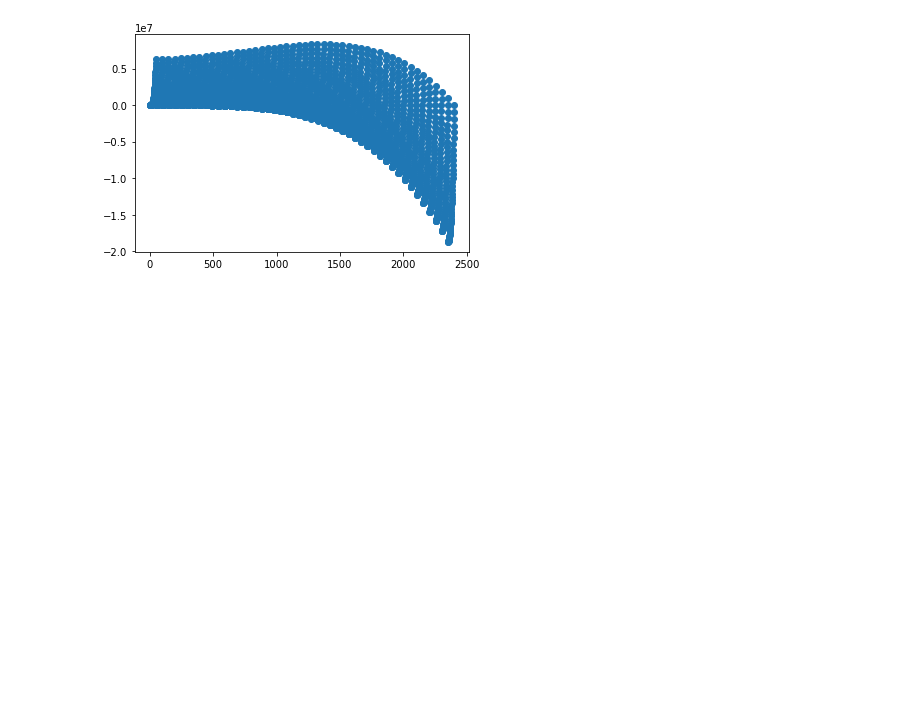
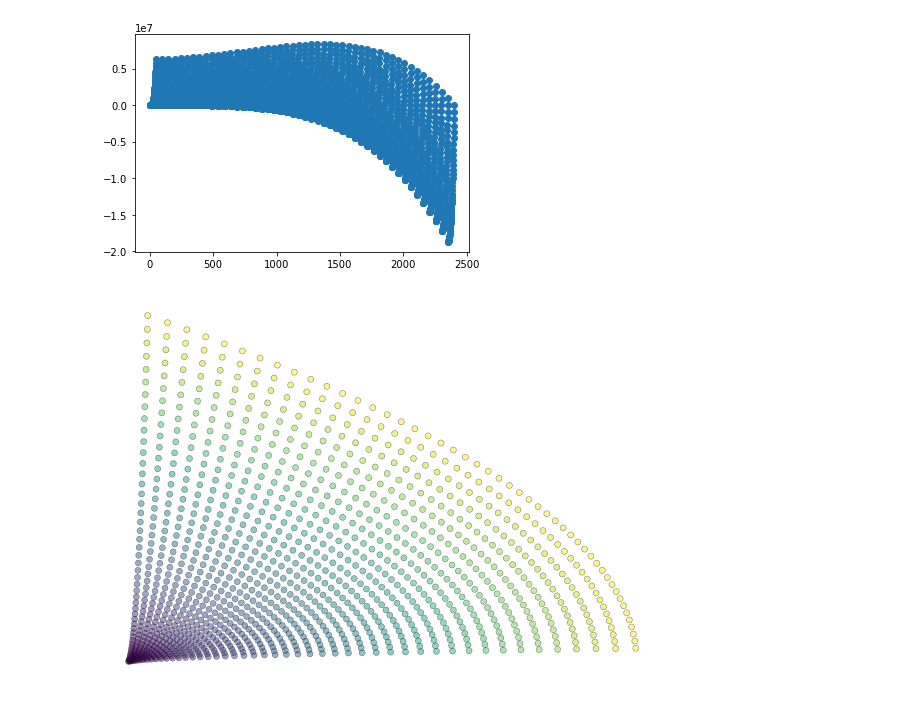
Before and after one commit to danireysan/pymath, a Jupyter notebook: Number Theory/Euclid's Pytheagorean triplets.ipynb, the cells around one changed output. Drawn from its saved outputs; the diff is of its cells as text; code cells hidden in the pictures; blank space fills up the shorter version.

```diff
--- a/Number Theory/Euclid's Pytheagorean triplets.ipynb
+++ b/Number Theory/Euclid's Pytheagorean triplets.ipynb
@@ -36,3 +36,11 @@ for m in numberrange:
         a.append(m**2 - n**2)
         b.append(2*m*n)
         c.append(m**2 + m**2)
+# %%
+fix, ax = plt.subplots(1,figsize=(10,7))
+
+plt.scatter(a,b, c=c, marker='o', alpha=.5, linewidths=.5, edgecolors='k')
+plt.axis('off')
+plt.show()
+# %% [output]
+[figure, added]
```
Also changed, not shown: parts of 1 cell of this notebook, 1 other file.
